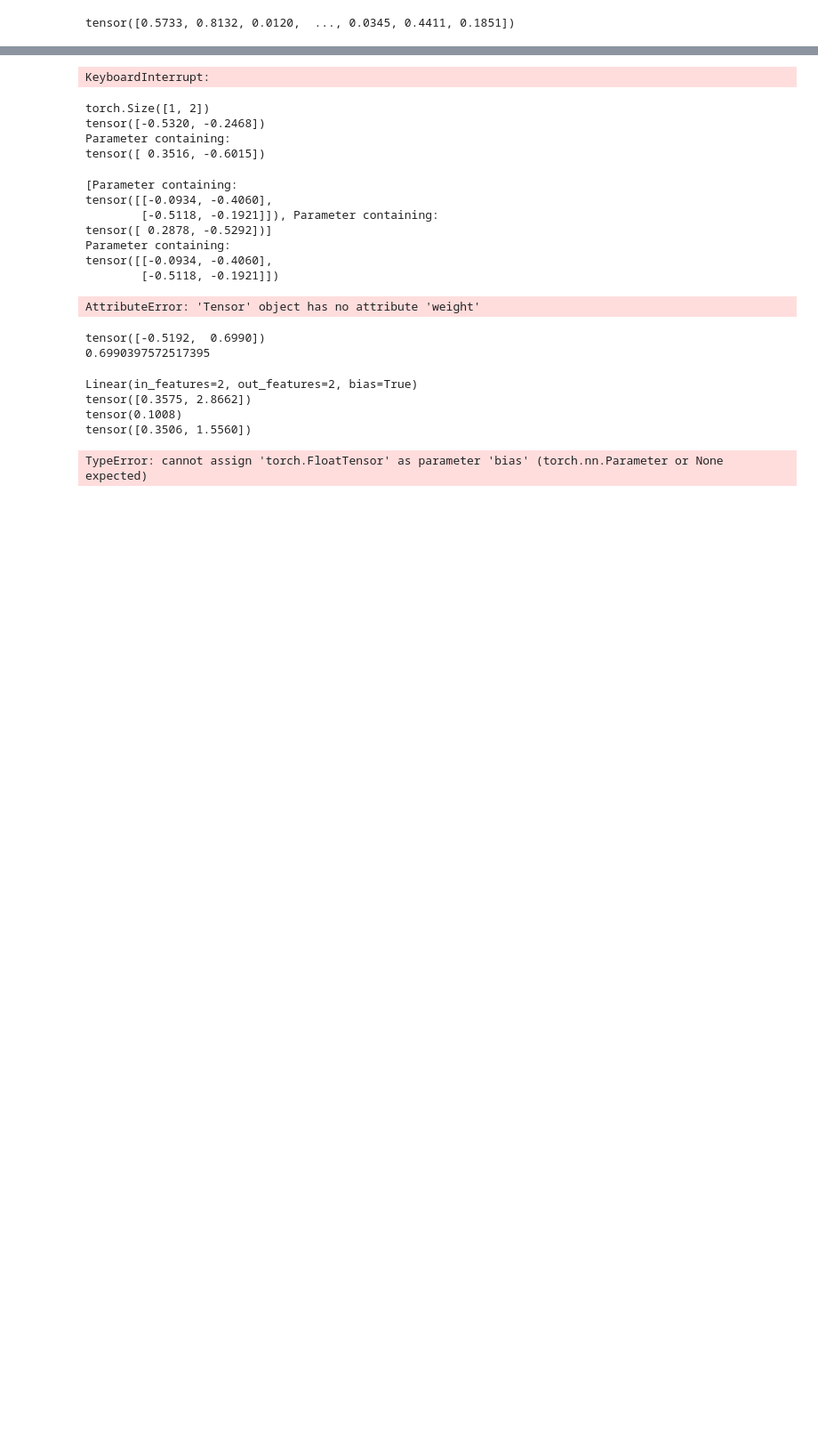
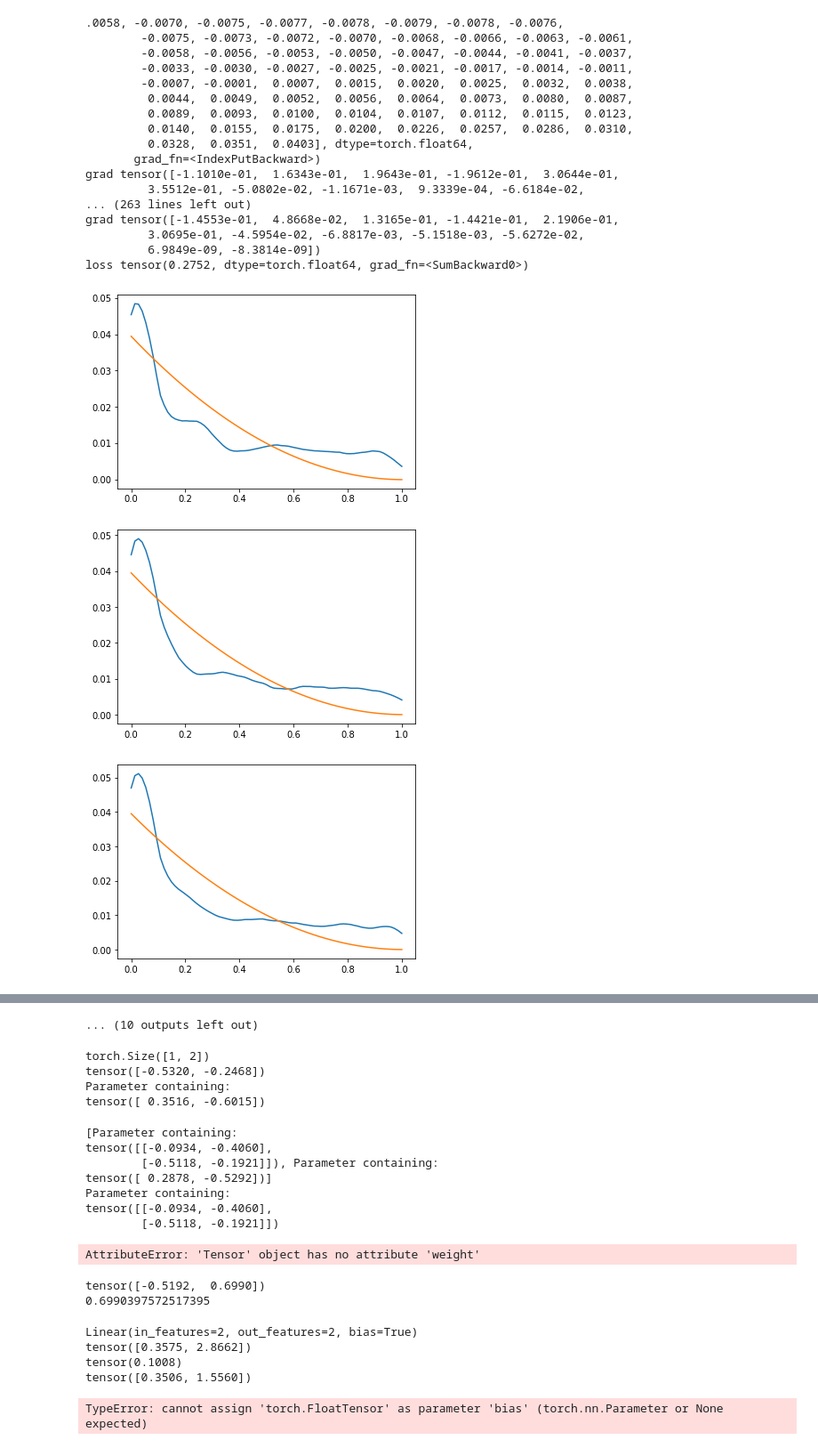
Before and after one commit to String137/PQC, a Jupyter notebook: RawQuantumStateVector.ipynb, the cells around one changed output, grey strips where cells are left out. Shown at 89% size. Saved outputs shown, nothing was run; the diff lists cells and outputs as text; code cells hidden in the pictures; blank space fills up the shorter version.

Commit message:
soft histogram

```diff
--- a/RawQuantumStateVector.ipynb
+++ b/RawQuantumStateVector.ipynb
@@ -7,27 +7,40 @@ from QuantumState import *
 from getPQCvector import *
 from PQC_Loss import *
 # %%
-params = torch.zeros(12,)
+params = torch.zeros(12)
 params[0] = 1
 params[3] = 1
 params[6] = 2*np.pi
 params[9] = 2*np.pi
-temp = torch.empty(12,)
-grad = torch.empty(12,)
-epoch = 100
-eps = 0.01
-eta = 0.001
-# print(Loss(params))
-for i in range(epoch):
-    loss_before = Loss(params,verbose=0)
-    temp = params
-    for j in range(params.size()[0]):
-        temp[j] += eps
-        grad[j] = (Loss(temp) - loss_before)/eps
-        temp[j] -= eps
-        # print(torch.abs(grad[j]))
-    params -= eta * grad
-    print("params: ",params)
-    print(loss_before)
+params.requires_grad_(True)
+learning_rate = 0.01
+print(params)
+for i in range(20):
+    loss = Loss(params,verbose=1)
+    loss.backward()
+    print("grad",params.grad)
+    print("loss",loss)
+    with torch.no_grad():
+        params -= learning_rate * params.grad
+        params.grad.zero_()
 # %% [output]
-tensor([0.5733, 0.8132, 0.0120,  ..., 0.0345, 0.4411, 0.1851])
+.0058, -0.0070, -0.0075, -0.0077, -0.0078, -0.0079, -0.0078, -0.0076,
+        -0.0075, -0.0073, -0.0072, -0.0070, -0.0068, -0.0066, -0.0063, -0.0061,
+        -0.0058, -0.0056, -0.0053, -0.0050, -0.0047, -0.0044, -0.0041, -0.0037,
+        -0.0033, -0.0030, -0.0027, -0.0025, -0.0021, -0.0017, -0.0014, -0.0011,
+        -0.0007, -0.0001,  0.0007,  0.0015,  0.0020,  0.0025,  0.0032,  0.0038,
+         0.0044,  0.0049,  0.0052,  0.0056,  0.0064,  0.0073,  0.0080,  0.0087,
+         0.0089,  0.0093,  0.0100,  0.0104,  0.0107,  0.0112,  0.0115,  0.0123,
+         0.0140,  0.0155,  0.0175,  0.0200,  0.0226,  0.0257,  0.0286,  0.0310,
+         0.0328,  0.0351,  0.0403], dtype=torch.float64,
+       grad_fn=<IndexPutBackward>)
+grad tensor([-1.1010e-01,  1.6343e-01,  1.9643e-01, -1.9612e-01,  3.0644e-01,
+         3.5512e-01, -5.0802e-02, -1.1671e-03,  9.3339e-04, -6.6184e-02,
+... (263 lines left out)
+grad tensor([-1.4553e-01,  4.8668e-02,  1.3165e-01, -1.4421e-01,  2.1906e-01,
+         3.0695e-01, -4.5954e-02, -6.8817e-03, -5.1518e-03, -5.6272e-02,
+         6.9849e-09, -8.3814e-09])
+loss tensor(0.2752, dtype=torch.float64, grad_fn=<SumBackward0>)
+[figure, added]
+[figure, added]
+[figure, added]
@@ -34 +55 @@ tensor([0.5733, 0.8132, 0.0120,  ..., 0.0345, 0.4411, 0.1851])
-KeyboardInterrupt:
+... (10 outputs left out)
```
Also changed, not shown: parts of 3 cells of this notebook, 1 other file.
